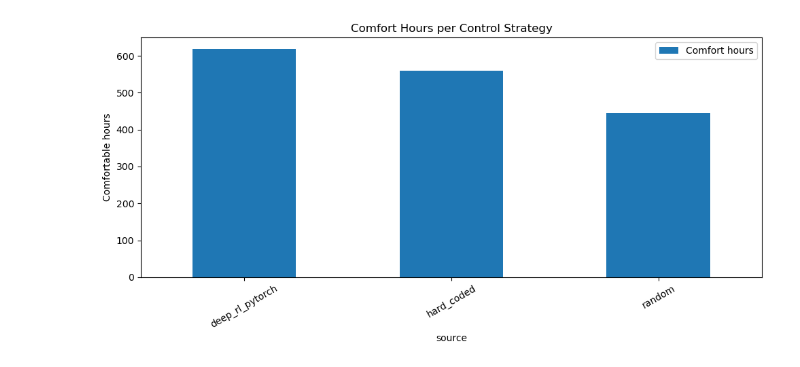
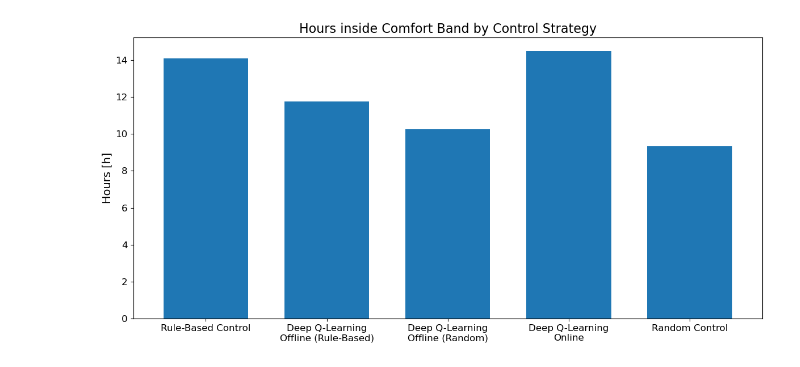
Before and after one commit to ClLuisa/DTFS, a Jupyter notebook: visualization.ipynb, the cells around one changed output. Drawn from its saved outputs; the diff is of its cells as text; code cells hidden in the pictures.

```diff
--- a/visualization.ipynb
+++ b/visualization.ipynb
@@ -36,3 +32,24 @@ data = data[data['source'].isin(SOURCES_TO_COMPARE)]
+# %%
+FOLDER_PATH = Path(r"C:\Users\lkclu\Documents\GitHub\DTFS\results\control\simulation\stg_oct")
+
+files = glob.glob(str(FOLDER_PATH / "*.jsonl"))
+
+dfs = []
+for f in files:
+    with open(f) as fh:
+        records = [json.loads(line) for line in fh]
+
+    df = pd.json_normalize(records)
+    df.columns = [c.split(".")[-1] for c in df.columns]
+    df["source"] = Path(f).stem
+    dfs.append(df)
+
+data = pd.concat(dfs, ignore_index=True)
+
+start_date = pd.Timestamp("2024-01-01")
+data["datetime"] = start_date + pd.to_timedelta(data["current_time"], unit="h")
+
+data = data[data["source"].isin(SOURCES_TO_COMPARE)]
 # %%
 data.head()
 # %% [output]
@@ -194,28 +244,29 @@ plt.show()
 # %%
-import pandas as pd
-import matplotlib.pyplot as plt
-
 T_HIGH = 21.5
 T_LOW = 20.5
 
 # comfort mask
 data["comfort"] = data["operative_temperature"].between(T_LOW, T_HIGH)
 
 # aggregate
 comfort_hours = data.groupby("source")["comfort"].sum() / 12
 
 # build clean summary dataframe
 summary = pd.DataFrame({
     "Comfort hours": comfort_hours
 }).sort_index()
 
+summary.index = summary.index.map(name_to_label)
+
 # plot
-summary.plot(kind="bar", figsize=(10, 5))
+summary.plot(kind="bar", figsize=(12, 6), width=0.7)
 
-plt.ylabel("Comfortable hours")
-plt.title("Comfort Hours per Control Strategy")
-plt.xticks(rotation=30)
+plt.ylabel("Hours [h]")
+plt.xlabel("")
+plt.title("Hours inside Comfort Band by Control Strategy")
+plt.xticks(rotation=0)
+plt.legend().remove()
 plt.tight_layout()
 plt.show()
 # %% [output]
-[figure, old version]
+[figure, new version]
```
Also changed, not shown: parts of 16 cells of this notebook, 24 other files.
